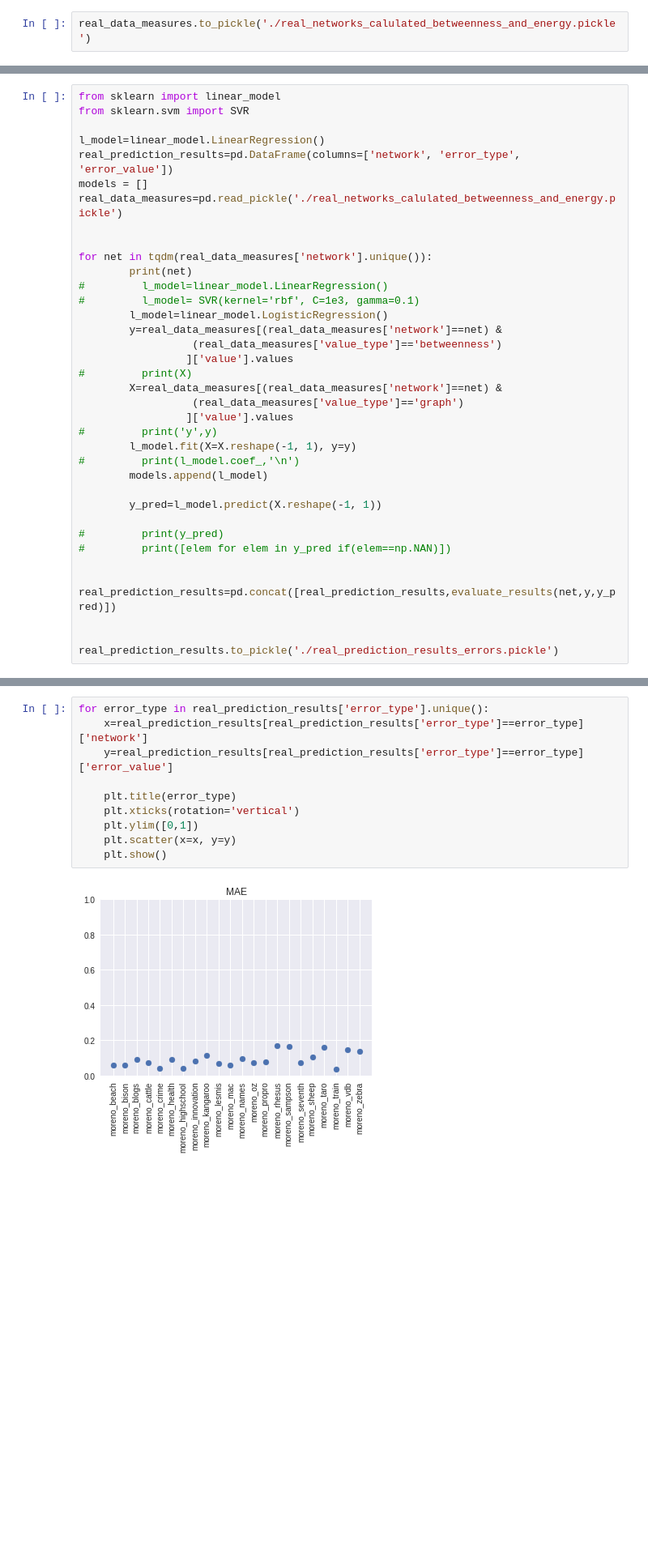
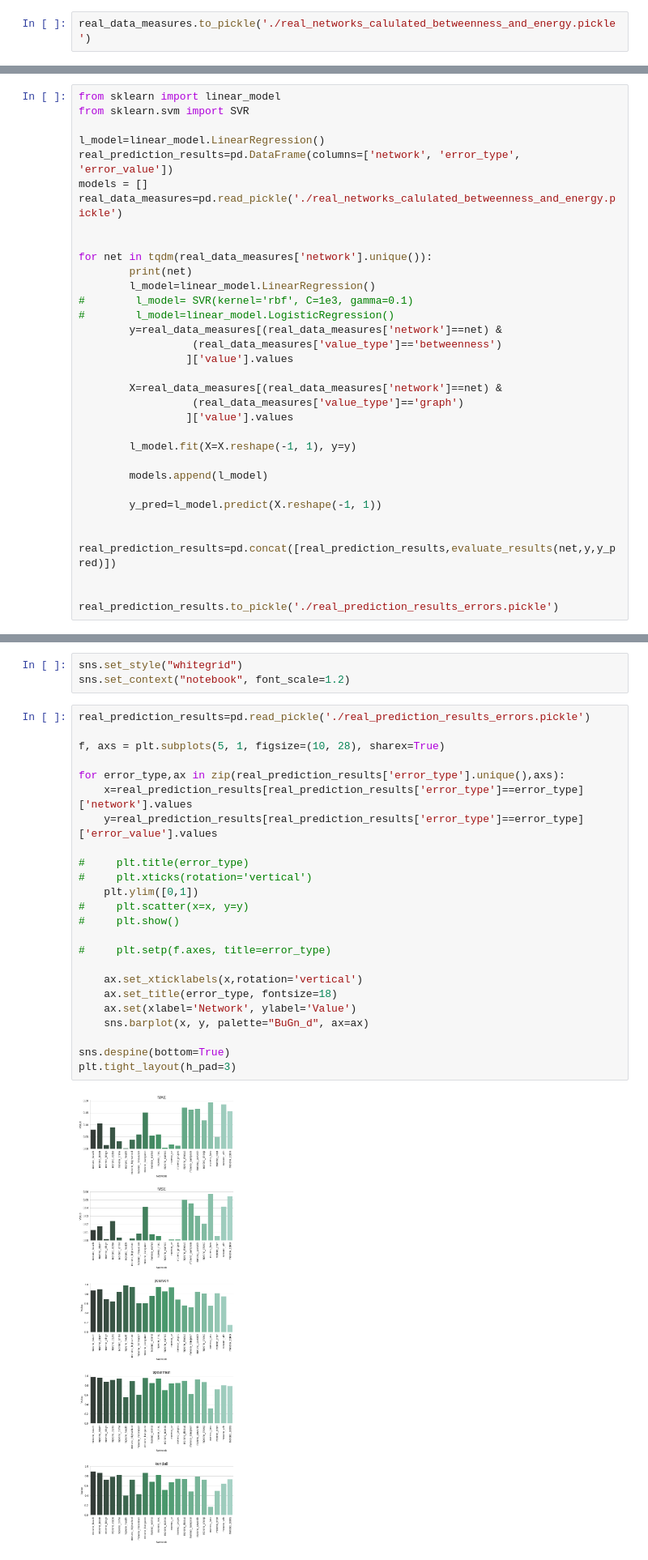
Before and after one commit to megaduks/entropy-complex-networks, a Jupyter notebook: betweeness-vs-energy.ipynb, the cells around one changed output, grey strips where cells are left out. Shown at 81% size. Drawn from its saved outputs; the diff is of its cells as text; blank space fills up the shorter version.

Commit message:
aligned experimental protocol and results prepared for publication

```diff
--- a/betweeness-vs-energy.ipynb
+++ b/betweeness-vs-energy.ipynb
@@ -546,25 +544,22 @@ real_data_measures=pd.read_pickle('./real_networks_calulated_betweenness_and_ene
 
 for net in tqdm(real_data_measures['network'].unique()):
         print(net)
-#         l_model=linear_model.LinearRegression()
-#         l_model= SVR(kernel='rbf', C=1e3, gamma=0.1)
-        l_model=linear_model.LogisticRegression()
+        l_model=linear_model.LinearRegression()
+#        l_model= SVR(kernel='rbf', C=1e3, gamma=0.1)
+#        l_model=linear_model.LogisticRegression()
         y=real_data_measures[(real_data_measures['network']==net) &
                   (real_data_measures['value_type']=='betweenness')
                  ]['value'].values
-#         print(X)
+
         X=real_data_measures[(real_data_measures['network']==net) &
                   (real_data_measures['value_type']=='graph')
                  ]['value'].values
-#         print('y',y)
+
         l_model.fit(X=X.reshape(-1, 1), y=y)
-#         print(l_model.coef_,'\n')
+
         models.append(l_model)
 
         y_pred=l_model.predict(X.reshape(-1, 1))
-
-#         print(y_pred)
-#         print([elem for elem in y_pred if(elem==np.NAN)])
 
         real_prediction_results=pd.concat([real_prediction_results,evaluate_results(net,y,y_pred)])
 
@@ -576,12 +591,29 @@ ValueError: Unknown label type: 'continuous'
+# %%
+sns.set_style("whitegrid")
+sns.set_context("notebook", font_scale=1.2)
 # %%
-for error_type in real_prediction_results['error_type'].unique():
-    x=real_prediction_results[real_prediction_results['error_type']==error_type]['network']
-    y=real_prediction_results[real_prediction_results['error_type']==error_type]['error_value']
+real_prediction_results=pd.read_pickle('./real_prediction_results_errors.pickle')
 
-    plt.title(error_type)
-    plt.xticks(rotation='vertical')
+f, axs = plt.subplots(5, 1, figsize=(10, 28), sharex=True)
+
+for error_type,ax in zip(real_prediction_results['error_type'].unique(),axs):
+    x=real_prediction_results[real_prediction_results['error_type']==error_type]['network'].values
+    y=real_prediction_results[real_prediction_results['error_type']==error_type]['error_value'].values
+
+#     plt.title(error_type)
+#     plt.xticks(rotation='vertical')
     plt.ylim([0,1])
-    plt.scatter(x=x, y=y)
-    plt.show()
+#     plt.scatter(x=x, y=y)
+#     plt.show()
+
+#     plt.setp(f.axes, title=error_type)
+
+    ax.set_xticklabels(x,rotation='vertical')
+    ax.set_title(error_type, fontsize=18)
+    ax.set(xlabel='Network', ylabel='Value')
+    sns.barplot(x, y, palette="BuGn_d", ax=ax)
+
+sns.despine(bottom=True)
+plt.tight_layout(h_pad=3)
 # %% [output]
-[figure, old version]
+[figure, new version]
```
Also changed, not shown: parts of 10 cells of this notebook.
